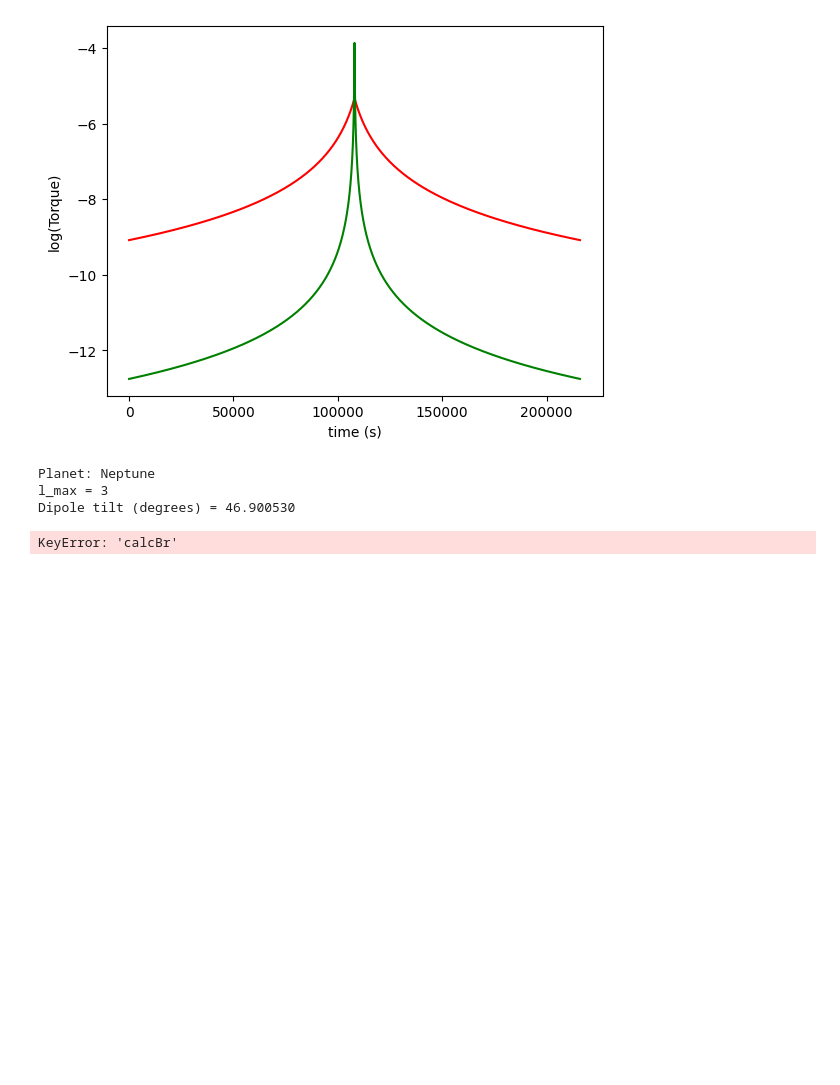
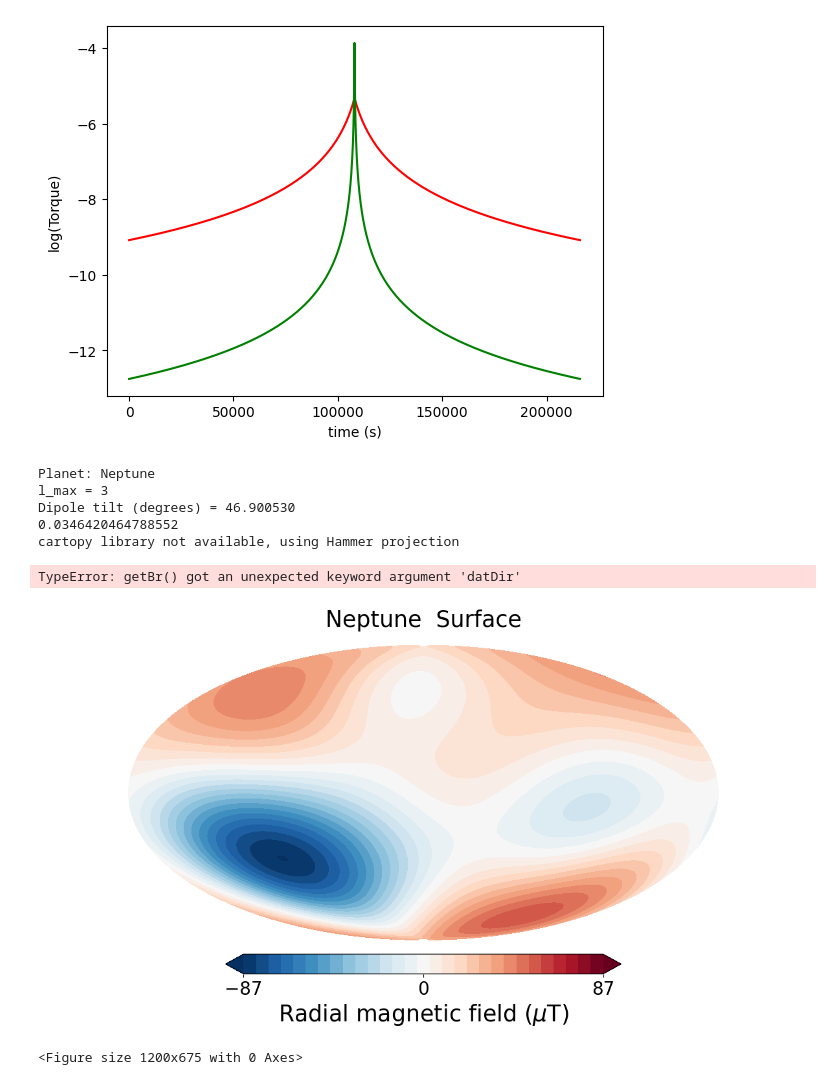
Before and after one commit to Menamonmon/on-axis-momentum, a Jupyter notebook: disturbances.ipynb, the cells around one changed output. Cells and saved outputs as stored; diff of their text form; code cells hidden in the pictures; blank space fills up the shorter version.

Commit message:
can fetch max value for magnetic field

```diff
--- a/disturbances.ipynb
+++ b/disturbances.ipynb
@@ -70,14 +71,22 @@ plt.ylabel("log(Torque)")
 plt.show()
 # %% [output]
 [figure]
-# %%
-# Magnetic Field Disturbance Torque Calculation
-neptune = planet(name="neptune", datDir="planetmagfields/data/")
-R = 3123123123
-r = R / r_neptune
-neptune.__dict__["calcBr"]
-# %% [output]
-Planet: Neptune
-l_max = 3
-Dipole tilt (degrees) = 46.900530
-KeyError: 'calcBr'
+# %%
+# Magnetic Field Disturbance Torque Calculation
+neptune = planet(name="neptune", datDir="planetmagfields/data/")
+R = 3123123123
+r = R_neptune[1] / r_neptune
+_, _, Br, _, _ = calcBr(planet=neptune, r=r, info=False)
+print(np.max(Br)) # Maximum magnetic field strength at a distance R from the center of mass of neptune
+neptune.plot()
+neptune.plot(r=r)
+print(np.max(neptune.Br))
+# %% [output]
+Planet: Neptune
+l_max = 3
+Dipole tilt (degrees) = 46.900530
+0.0346420464788552
+cartopy library not available, using Hammer projection
+TypeError: getBr() got an unexpected keyword argument 'datDir'
+[figure, added]
+<Figure size 1200x675 with 0 Axes>
```
Also changed, not shown: parts of 1 cell of this notebook, 1 other file.
